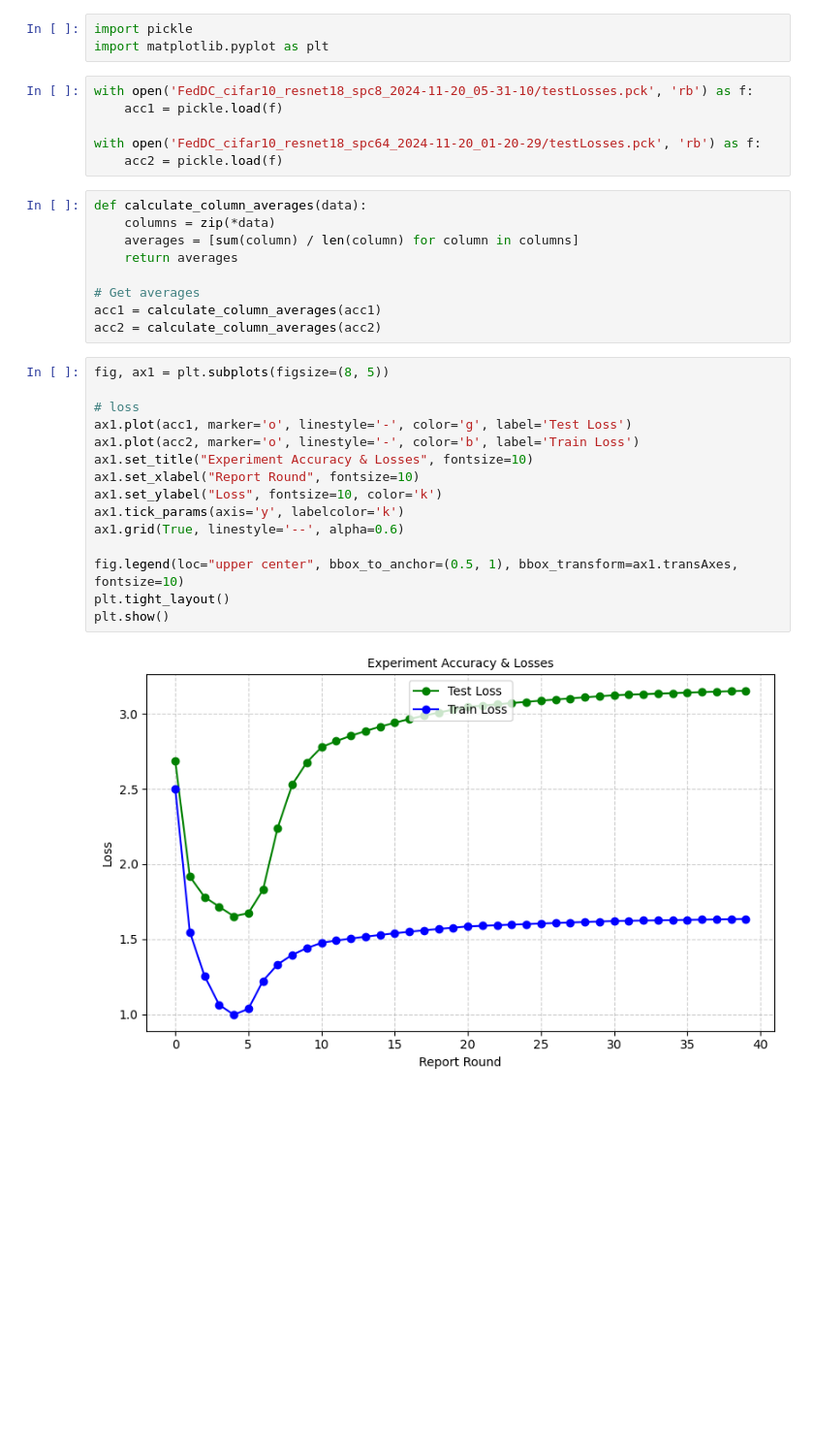
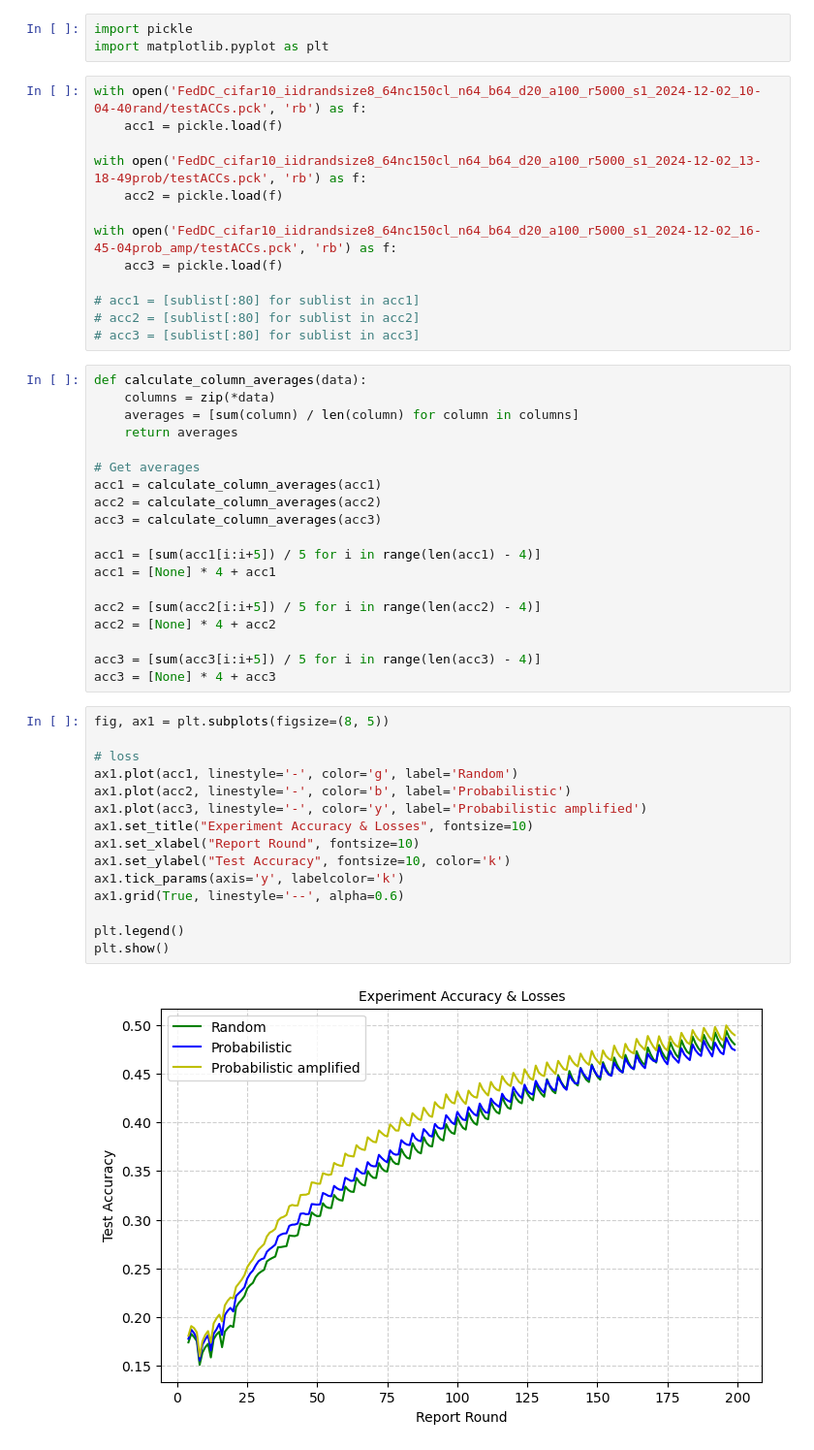
Before and after one commit to jw54kysa/FedDaisy, a Jupyter notebook: CIFAR10/compareruns.ipynb, the cells around one changed output. Shown at 97% size. Saved outputs shown, nothing was run; the diff lists cells and outputs as text; blank space fills up the shorter version.

```diff
--- a/CIFAR10/compareruns.ipynb
+++ b/CIFAR10/compareruns.ipynb
@@ -2,11 +2,18 @@
 import pickle
 import matplotlib.pyplot as plt
 # %%
-with open('FedDC_cifar10_resnet18_spc8_2024-11-20_05-31-10/testLosses.pck', 'rb') as f:
+with open('FedDC_cifar10_iidrandsize8_64nc150cl_n64_b64_d20_a100_r5000_s1_2024-12-02_10-04-40rand/testACCs.pck', 'rb') as f:
     acc1 = pickle.load(f)
 
-with open('FedDC_cifar10_resnet18_spc64_2024-11-20_01-20-29/testLosses.pck', 'rb') as f:
+with open('FedDC_cifar10_iidrandsize8_64nc150cl_n64_b64_d20_a100_r5000_s1_2024-12-02_13-18-49prob/testACCs.pck', 'rb') as f:
     acc2 = pickle.load(f)
+
+with open('FedDC_cifar10_iidrandsize8_64nc150cl_n64_b64_d20_a100_r5000_s1_2024-12-02_16-45-04prob_amp/testACCs.pck', 'rb') as f:
+    acc3 = pickle.load(f)
+
+# acc1 = [sublist[:80] for sublist in acc1]
+# acc2 = [sublist[:80] for sublist in acc2]
+# acc3 = [sublist[:80] for sublist in acc3]
 # %%
 def calculate_column_averages(data):
     columns = zip(*data)
@@ -16,20 +23,30 @@ def calculate_column_averages(data):
 # Get averages
 acc1 = calculate_column_averages(acc1)
 acc2 = calculate_column_averages(acc2)
+acc3 = calculate_column_averages(acc3)
+
+acc1 = [sum(acc1[i:i+5]) / 5 for i in range(len(acc1) - 4)]
+acc1 = [None] * 4 + acc1
+
+acc2 = [sum(acc2[i:i+5]) / 5 for i in range(len(acc2) - 4)]
+acc2 = [None] * 4 + acc2
+
+acc3 = [sum(acc3[i:i+5]) / 5 for i in range(len(acc3) - 4)]
+acc3 = [None] * 4 + acc3
 # %%
 fig, ax1 = plt.subplots(figsize=(8, 5))
 
 # loss
-ax1.plot(acc1, marker='o', linestyle='-', color='g', label='Test Loss')
-ax1.plot(acc2, marker='o', linestyle='-', color='b', label='Train Loss')
+ax1.plot(acc1, linestyle='-', color='g', label='Random')
+ax1.plot(acc2, linestyle='-', color='b', label='Probabilistic')
+ax1.plot(acc3, linestyle='-', color='y', label='Probabilistic amplified')
 ax1.set_title("Experiment Accuracy & Losses", fontsize=10)
 ax1.set_xlabel("Report Round", fontsize=10)
-ax1.set_ylabel("Loss", fontsize=10, color='k')
+ax1.set_ylabel("Test Accuracy", fontsize=10, color='k')
 ax1.tick_params(axis='y', labelcolor='k')
 ax1.grid(True, linestyle='--', alpha=0.6)
 
-fig.legend(loc="upper center", bbox_to_anchor=(0.5, 1), bbox_transform=ax1.transAxes, fontsize=10)
-plt.tight_layout()
+plt.legend()
 plt.show()
 # %% [output]
-[figure, old version]
+[figure, new version]
```
Also changed, not shown: parts of 2 cells of this notebook, 1 other file.
